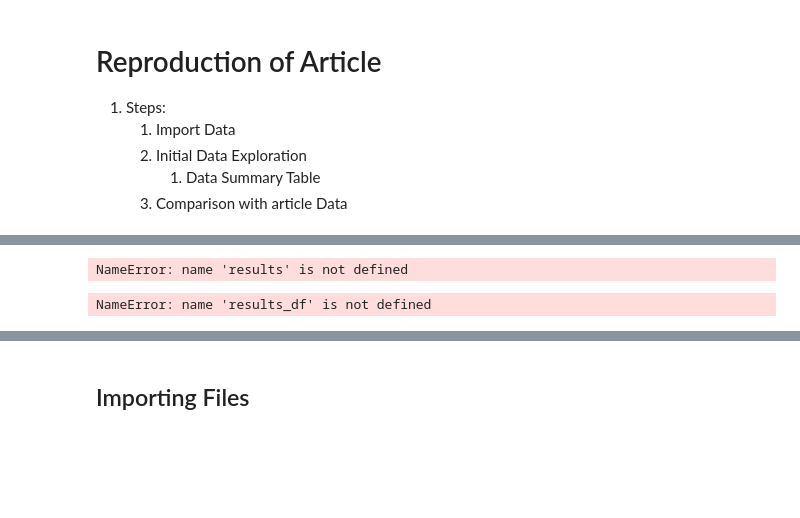
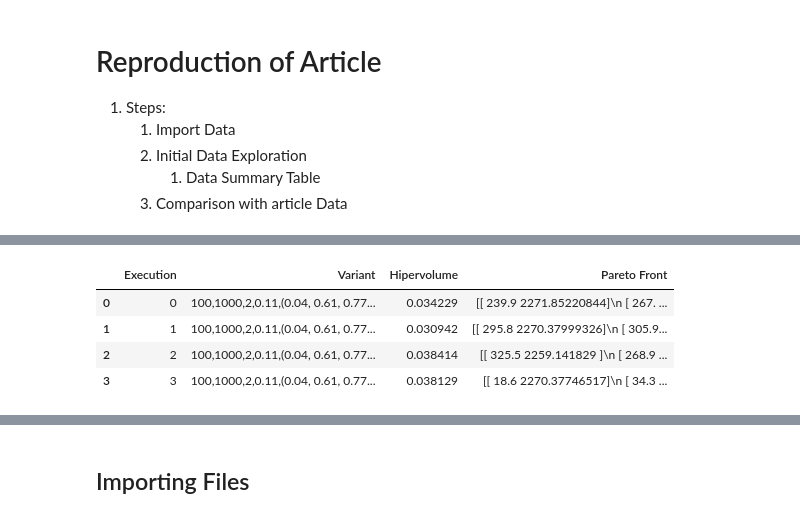
Before and after one commit to DTKx/capacityplanpy, a Jupyter notebook: 02_implementacao/reproduction.ipynb, the cells around one changed output, grey strips where cells are left out. Cells and saved outputs as stored; diff of their text form; code cells hidden in the pictures; blank space fills up the shorter version.

```diff
--- a/02_implementacao/reproduction.ipynb
+++ b/02_implementacao/reproduction.ipynb
@@ -128,38 +90,0 @@ df_ind
-# %%
-
-# results_df=pd.DataFrame.from_dict(results)
-dict_keys=results.keys()
-names=["Hypervolume",
-"X Total throughput [kg]", "X Max total backlog [kg]", "X Mean total backlog [kg]","X std dev total backlog [kg]", "X Median total backlog [kg]","X Min total backlog [kg]", "X P(total backlog ≤ 0 kg)","X Max total inventory deficit [kg]", "X Mean total inventory deficit [kg]","X std dev inventory deficit [kg]", "X Median total inventory deficit [kg]", "X Min total inventory deficit [kg]","X Batches [un]","X Product label","X Start of USP [date]","X End of DSP [date]",
-"Y Total throughput [kg]", "Y Max total backlog [kg]", "Y Mean total backlog [kg]","Y std dev total backlog [kg]", "Y Median total backlog [kg]","Y Min total backlog [kg]", "Y P(total backlog ≤ 0 kg)","Y Max total inventory deficit [kg]", "Y Mean total inventory deficit [kg]","Y std dev inventory deficit [kg]", "Y Median total inventory deficit [kg]", "Y Min total inventory deficit [kg]","Y Batches [un]","Y Product label","Y Start of USP [date]","Y End of DSP [date]",
-"Pareto Front"]
-
-# names=["Hypervolume",
-# "X Total throughput [kg]", "X Max total backlog [kg]", "X Mean total backlog [kg]","X std dev total backlog [kg]", "X Median total backlog [kg]","X Min total backlog [kg]", "X P(total backlog ≤ 0 kg)","X Max total inventory deficit [kg]", "X Mean total inventory deficit [kg]","X std dev total backlog [kg]", "X Median total inventory deficit [kg]", "X Min total inventory deficit [kg]",
-# "Y Total throughput [kg]", "Y Max total backlog [kg]", "Y Mean total backlog [kg]","Y std dev total backlog [kg]", "Y Median total backlog [kg]","Y Min total backlog [kg]", "Y P(total backlog ≤ 0 kg)","Y Max total inventory deficit [kg]", "Y Mean total inventory deficit [kg]","Y std dev total backlog [kg]", "Y Median total inventory deficit [kg]", "Y Min total inventory deficit [kg]"]
-for key in dict_keys:
-    results_df=pd.DataFrame(results[key],columns=names)
-#     # results_df.reset_index()
-# results_df=pd.DataFrame.from_dict(results,orient="index")
-# results_df=pd.DataFrame.from_dict(results,orient="index")
-# print(results_df.columns)
-# results_df.reset_index()
-# print(results_df.columns)
-file_name='data_test.csv'
-path=root_path_data+file_name
-results_df.to_csv(path)
-
-results_df.head()
-# %% [output]
-NameError: name 'results' is not defined
-# %%
-summary=results_df.describe()
-file_name='summary.csv'
-path=root_path_data+file_name
-summary.to_csv(path)
-summary
-# split=results_df[0].str.split(",")
-# data=split.to_list()
-# results_df_org=pd.DataFrame(data,columns=names)
-# %% [output]
-NameError: name 'results_df' is not defined
@@ -167,0 +91,8 @@ NameError: name 'results_df' is not defined
+# %%
+df_fexec.head()
+# %% [output]
+|  | Execution | Variant | Hipervolume | Pareto Front |
+| 0 | 0 | 100,1000,2,0.11,(0.04, 0.61, 0.77... | 0.034229 | [[ 239.9 2271.85220844]\n [ 267. ... |
+| 1 | 1 | 100,1000,2,0.11,(0.04, 0.61, 0.77... | 0.030942 | [[ 295.8 2270.37999326]\n [ 305.9... |
+| 2 | 2 | 100,1000,2,0.11,(0.04, 0.61, 0.77... | 0.038414 | [[ 325.5 2259.141829 ]\n [ 268.9 ... |
+| 3 | 3 | 100,1000,2,0.11,(0.04, 0.61, 0.77... | 0.038129 | [[ 18.6 2270.37746517]\n [ 34.3 ... |
```
Also changed, not shown: parts of 13 cells of this notebook.
